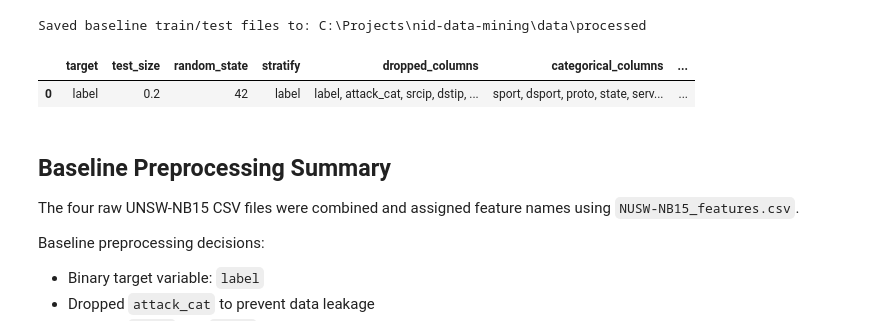
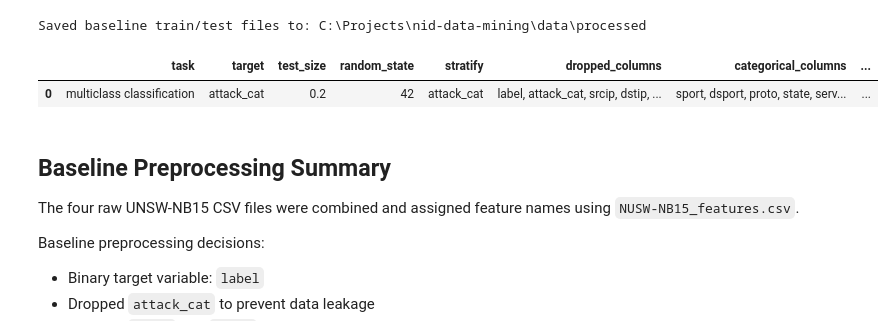
Before and after one commit to Driedoutjerky/nid-data-mining, a Jupyter notebook: notebooks/02_baseline_preprocessing.ipynb, the cells around one changed output. Saved outputs shown, nothing was run; the diff lists cells and outputs as text; code cells hidden in the pictures.

Commit message:
fix:multiclass

```diff
--- a/notebooks/02_baseline_preprocessing.ipynb
+++ b/notebooks/02_baseline_preprocessing.ipynb
@@ -169,6 +215,6 @@ Name: count, dtype: int64
 # %%
 # Define target and drop leakage columns
-target_col = "label"
+target_col = "attack_cat"
 
 drop_cols = [
     "label",       # target
@@ -281,24 +340,25 @@ Saved baseline train/test files to: C:\Projects\nid-data-mining\data\processed
 # %%
 # Metadata of preprocessing
 metadata = {
+    "task": "multiclass classification",
     "target": target_col,
     "test_size": 0.2,
     "random_state": 42,
-    "stratify": "label",
+    "stratify": "attack_cat",
     "dropped_columns": ", ".join(drop_cols),
     "categorical_columns": ", ".join(categorical_cols),
     "numeric_columns_count": len(numeric_cols),
     "train_rows": len(X_train),
     "test_rows": len(X_test)
 }
 
 metadata_df = pd.DataFrame([metadata])
 metadata_df.to_csv(PROCESSED_DIR / "baseline_preprocessing_metadata.csv", index=False)
 
 metadata_df
 # %% [output]
-|  | target | test_size | random_state | stratify | dropped_columns | categorical_columns | ... |
-| 0 | label | 0.2 | 42 | label | label, attack_cat, srcip, dstip, ... | sport, dsport, proto, state, serv... | ... |
+|  | task | target | test_size | random_state | stratify | dropped_columns | categorical_columns | ... |
+| 0 | multiclass classification | attack_cat | 0.2 | 42 | attack_cat | label, attack_cat, srcip, dstip, ... | sport, dsport, proto, state, serv... | ... |
 # %% [markdown]
 ## Baseline Preprocessing Summary
 
```
Also changed, not shown: parts of 6 cells of this notebook.
